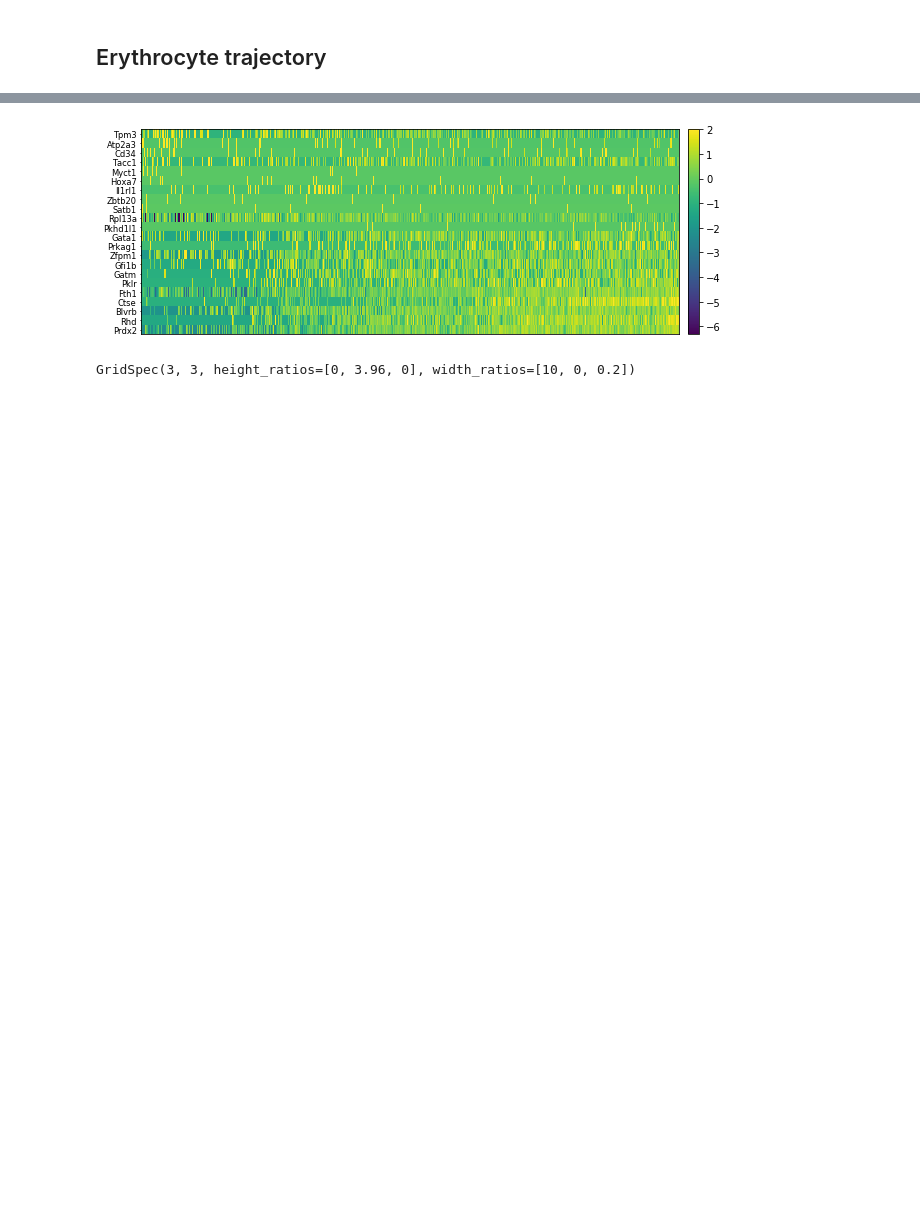
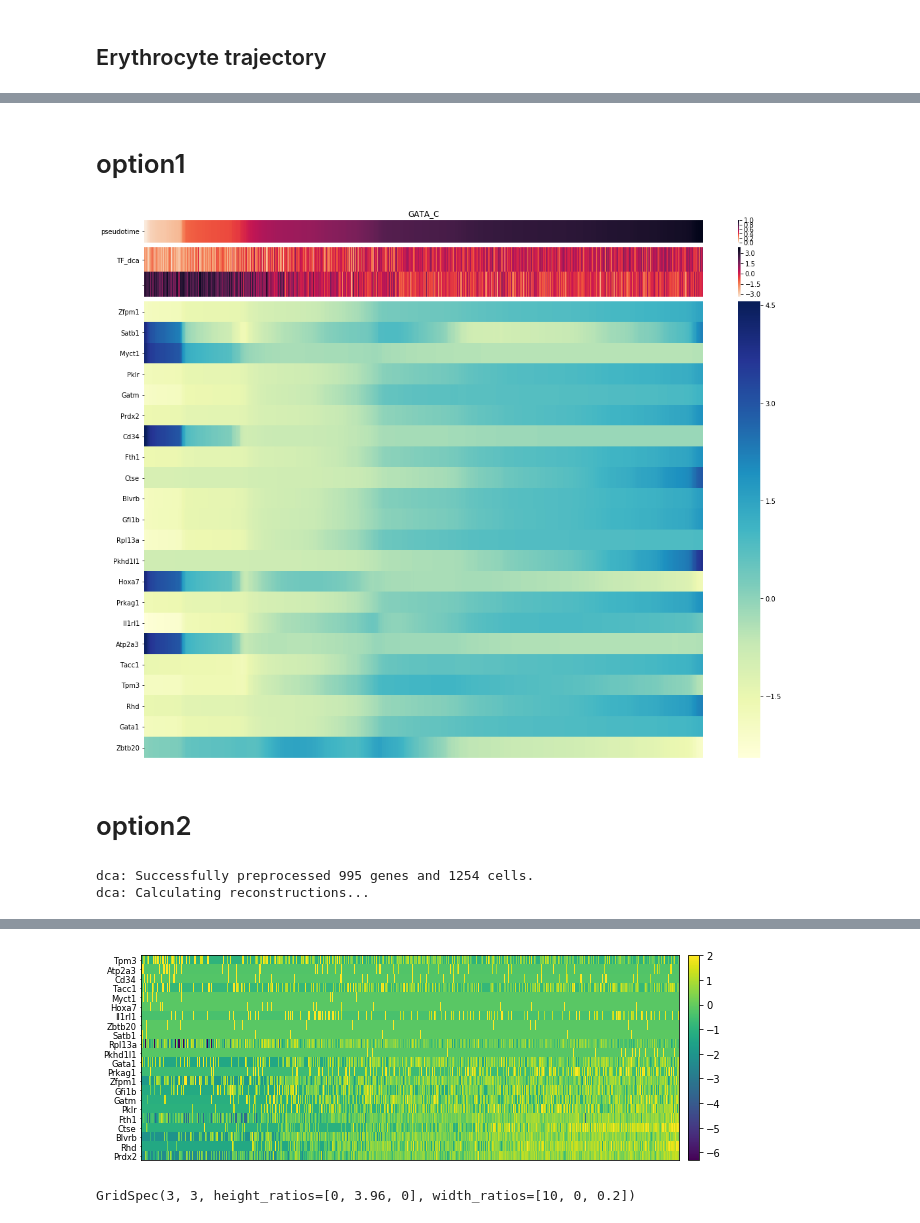
Before and after one commit to lkmklsmn/DrivAER, a Jupyter notebook: DrivAER_Tutorial.ipynb, the cells around one changed output, grey strips where cells are left out. Saved outputs shown, nothing was run; the diff lists cells and outputs as text; code cells hidden in the pictures; blank space fills up the shorter version.

Commit message:
add heatmap function and update tutorial

```diff
--- a/DrivAER_Tutorial.ipynb
+++ b/DrivAER_Tutorial.ipynb
@@ -23,0 +44,17 @@ C3_mouse = dv.get_anno(filename="C3.gmt",filetype="gmt",conv_mouse=True)
+# %% [markdown]
+# option1
+# %%
+dv.heatmap_pt(gene_set=C3_mouse,tf_name='GATA_C',count=count1,pseudo=pt1,result=res1)
+# %% [output]
+[figure, added]
+# %% [markdown]
+# option2
+# %%
+a = dv.heatmap_r1(gene_set=C3_mouse,tf_name='GATA_C',count=count1,pt=pt1,result=res1)
+pt = a[0]
+dca = a[1]
+fit = a[2]
+tf_name = a[3]
+# %% [output]
+dca: Successfully preprocessed 995 genes and 1254 cells.
+dca: Calculating reconstructions...
```
Also changed, not shown: parts of 8 cells of this notebook, 1 other file.
